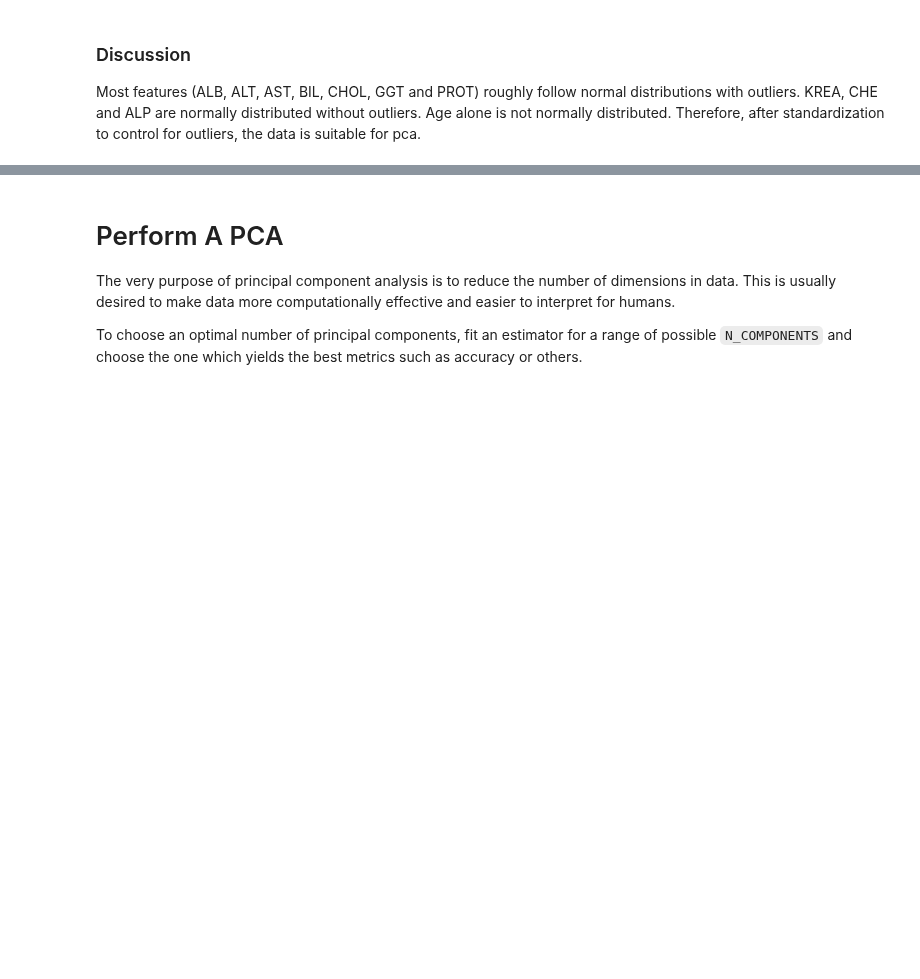
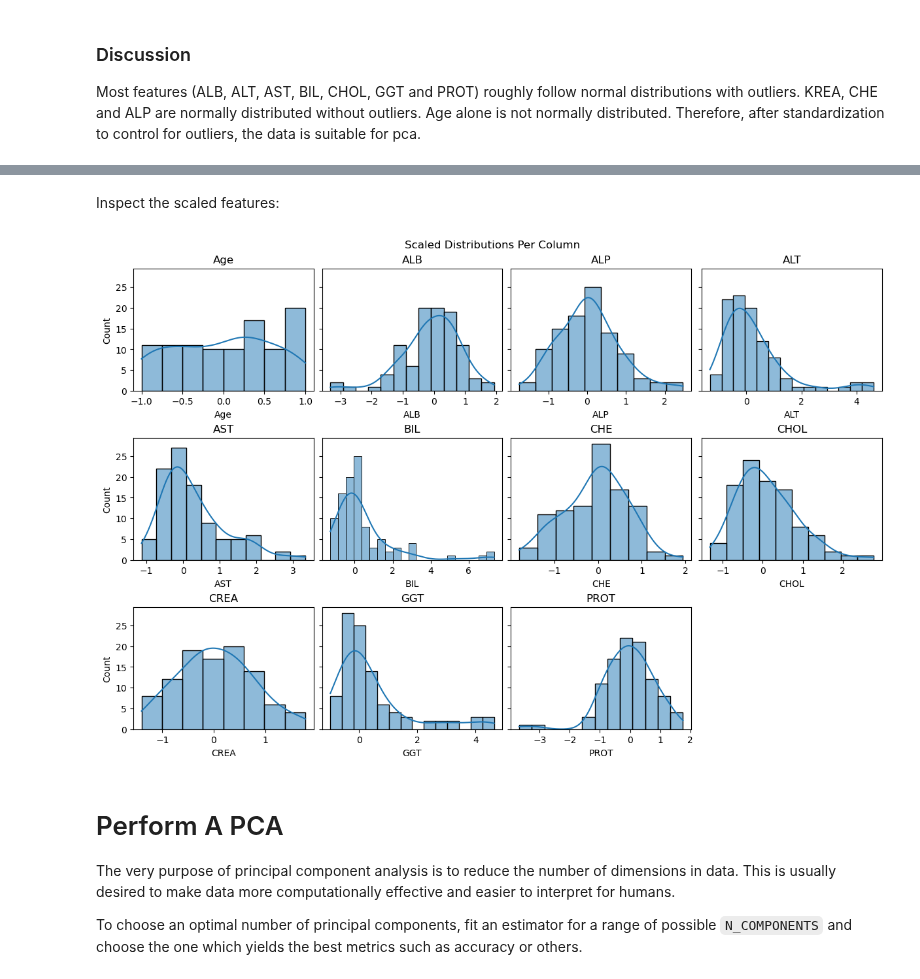
Before and after one commit to MarcoAigner/Machine-Learning-Practical, a Jupyter notebook: project_3/phase_1.ipynb, the cells around one changed output, grey strips where cells are left out. Cells and saved outputs as stored; diff of their text form; code cells hidden in the pictures; blank space fills up the shorter version.

Commit message:
phase 1: add robust scaling

```diff
--- a/project_3/phase_1.ipynb
+++ b/project_3/phase_1.ipynb
@@ -116,3 +113,13 @@ Most features (ALB, ALT, AST, BIL, CHOL, GGT and PROT) roughly follow normal dis
+# %%
+scaler = RobustScaler() # instantiate scaler
+data_scaled = scaler.fit_transform(data) # fit the scaler create scaled data
+data_scaled = pd.DataFrame(data_scaled, columns=data.columns) # transform ndarray to DataFrame
+# %% [markdown]
+Inspect the scaled features:
+# %%
+plot_feature_distribution(df=data_scaled, n_rows=3, n_cols=4, figsize=(12,8), suptitle='Scaled Distributions Per Column' )
+# %% [output]
+[figure, added]
 # %% [markdown]
 # Perform A PCA
 The very purpose of principal component analysis is to reduce the number of dimensions in data. This is usually desired to make data more computationally effective and easier to interpret for humans.
```
Also changed, not shown: parts of 6 cells of this notebook.
